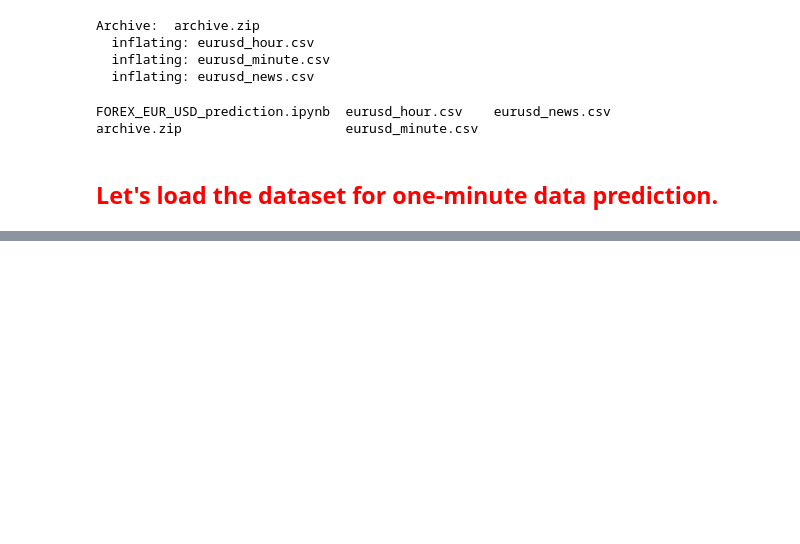
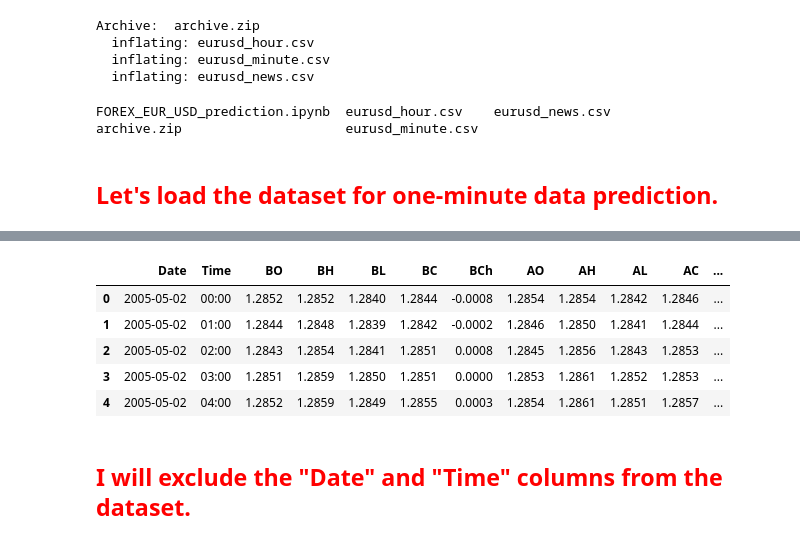
Before and after one commit to spoluan/Forex_market_prediction_EUR_USD, a Jupyter notebook: FOREX_EUR_USD_prediction.ipynb, the cells around one changed output, grey strips where cells are left out. Cells and saved outputs as stored; diff of their text form; code cells hidden in the pictures; blank space fills up the shorter version.

Commit message:
time series forecasting

```diff
--- a/FOREX_EUR_USD_prediction.ipynb
+++ b/FOREX_EUR_USD_prediction.ipynb
@@ -88,0 +91,20 @@ combined_datasets.shape
+# %%
+datasets_hour["month_sin"] = datasets_hour.Date.apply(lambda x: np.sin(2 * np.pi * int(x.split("-")[1]) / 12))
+datasets_hour["month_cos"] = datasets_hour.Date.apply(lambda x: np.cos(2 * np.pi * int(x.split("-")[1]) / 12))
+
+datasets_hour["date_sin"] = datasets_hour.Date.apply(lambda x: np.sin(2 * np.pi * int(x.split("-")[2]) / 31))
+datasets_hour["date_cos"] = datasets_hour.Date.apply(lambda x: np.cos(2 * np.pi * int(x.split("-")[2]) / 31))
+
+datasets_hour["hour_sin"] = datasets_hour.Time.apply(lambda x: np.sin(2 * np.pi * int(x.split(":")[0]) / 12))
+datasets_hour["hour_cos"] = datasets_hour.Time.apply(lambda x: np.cos(2 * np.pi * int(x.split(":")[0]) / 12))
+# %%
+datasets_hour.head()
+# %% [output]
+|  | Date | Time | BO | BH | BL | BC | BCh | AO | AH | AL | AC | ... |
+| 0 | 2005-05-02 | 00:00 | 1.2852 | 1.2852 | 1.2840 | 1.2844 | -0.0008 | 1.2854 | 1.2854 | 1.2842 | 1.2846 | ... |
+| 1 | 2005-05-02 | 01:00 | 1.2844 | 1.2848 | 1.2839 | 1.2842 | -0.0002 | 1.2846 | 1.2850 | 1.2841 | 1.2844 | ... |
+| 2 | 2005-05-02 | 02:00 | 1.2843 | 1.2854 | 1.2841 | 1.2851 | 0.0008 | 1.2845 | 1.2856 | 1.2843 | 1.2853 | ... |
+| 3 | 2005-05-02 | 03:00 | 1.2851 | 1.2859 | 1.2850 | 1.2851 | 0.0000 | 1.2853 | 1.2861 | 1.2852 | 1.2853 | ... |
+| 4 | 2005-05-02 | 04:00 | 1.2852 | 1.2859 | 1.2849 | 1.2855 | 0.0003 | 1.2854 | 1.2861 | 1.2851 | 1.2857 | ... |
+# %% [markdown]
+## <font color='red'>I will exclude the "Date" and "Time" columns from the dataset.</font>
```
Also changed, not shown: parts of 43 cells of this notebook.
